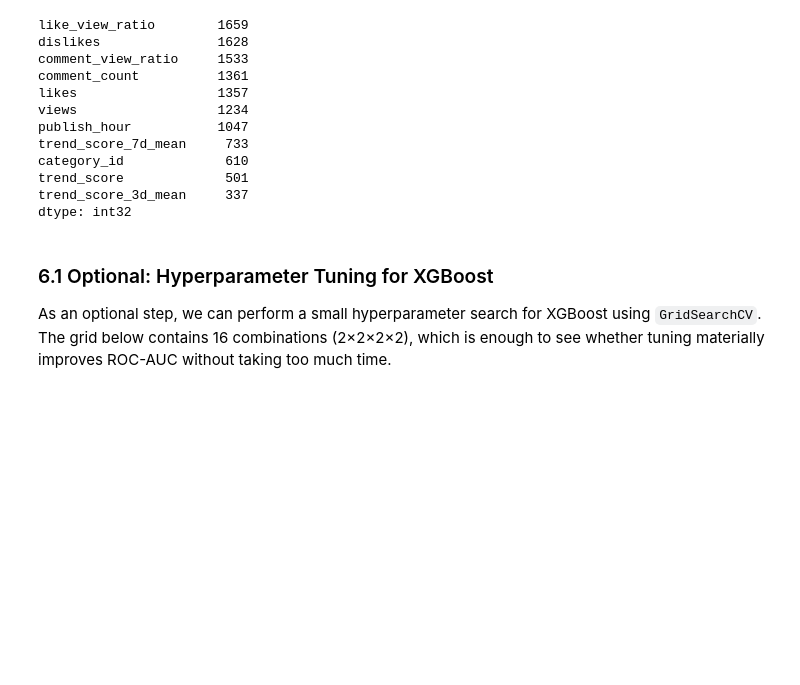
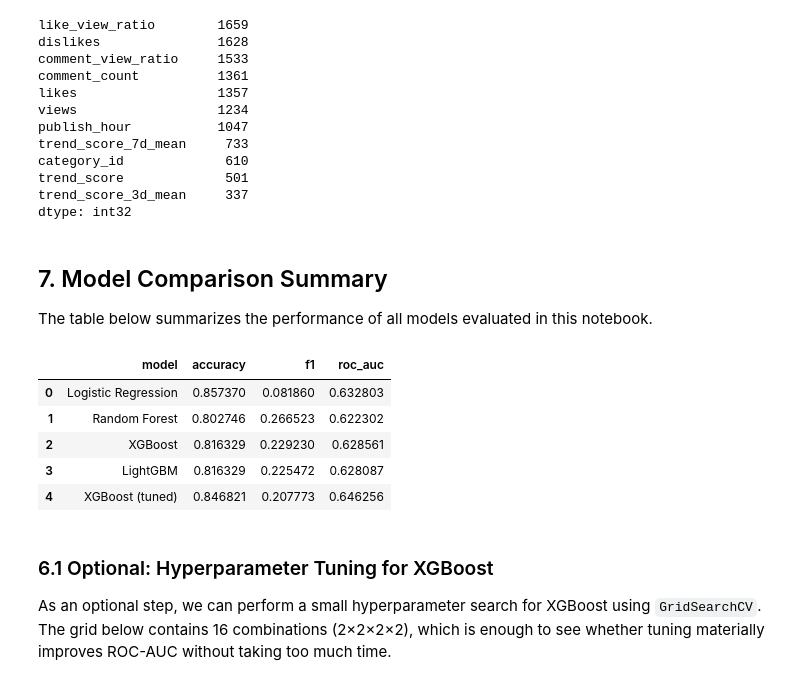
Before and after one commit to kaantanidir/YouTube-Trending-Google-Trends-Viral-Prediction_fullproj, a Jupyter notebook: notebooks/03_modeling_with_xgb_lgbm_and_tuning.ipynb, the cells around one changed output. Cells and saved outputs as stored; diff of their text form; code cells hidden in the pictures; blank space fills up the shorter version.

```diff
--- a/notebooks/03_modeling_with_xgb_lgbm_and_tuning.ipynb
+++ b/notebooks/03_modeling_with_xgb_lgbm_and_tuning.ipynb
@@ -488,6 +488,34 @@ category_id             610
 trend_score             501
 trend_score_3d_mean     337
 dtype: int32
+# %% [markdown]
+## 7. Model Comparison Summary
+
+The table below summarizes the performance of all models evaluated in this notebook.
+# %%
+# Collect all model metrics into a single comparison table
+results = []
+
+results.append({"model": "Logistic Regression", **metrics_lr})
+results.append({"model": "Random Forest", **metrics_rf})
+results.append({"model": "XGBoost", **metrics_xgb})
+results.append({"model": "LightGBM", **metrics_lgbm})
+
+# If tuning was run, include tuned model results
+try:
+    results.append({"model": "XGBoost (tuned)", **metrics_xgb_tuned})
+except NameError:
+    pass
+
+results_df = pd.DataFrame(results)
+results_df
+# %% [output]
+|  | model | accuracy | f1 | roc_auc |
+| 0 | Logistic Regression | 0.857370 | 0.081860 | 0.632803 |
+| 1 | Random Forest | 0.802746 | 0.266523 | 0.622302 |
+| 2 | XGBoost | 0.816329 | 0.229230 | 0.628561 |
+| 3 | LightGBM | 0.816329 | 0.225472 | 0.628087 |
+| 4 | XGBoost (tuned) | 0.846821 | 0.207773 | 0.646256 |
 # %% [markdown]
 ### 6.1 Optional: Hyperparameter Tuning for XGBoost
 
```
Also changed, not shown: parts of 1 cell of this notebook.
